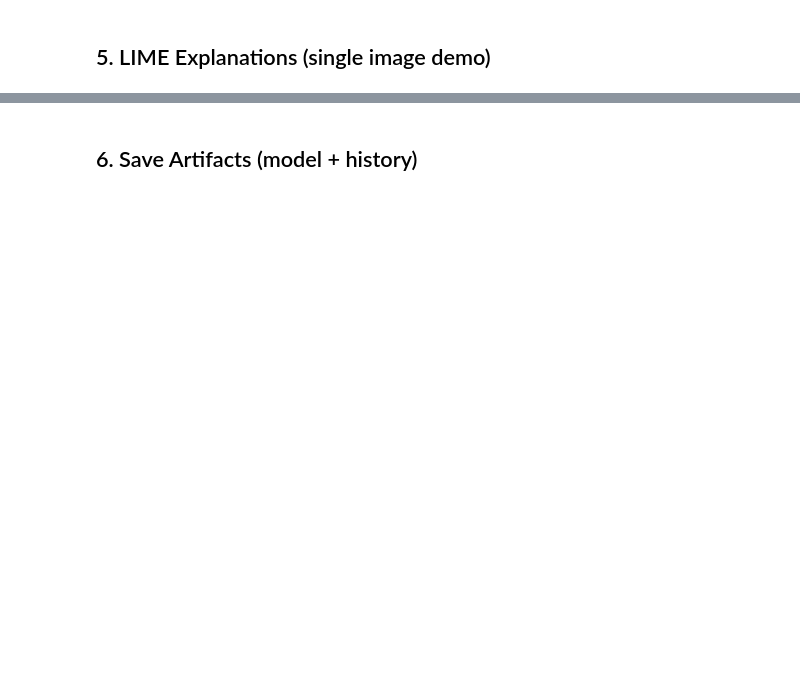
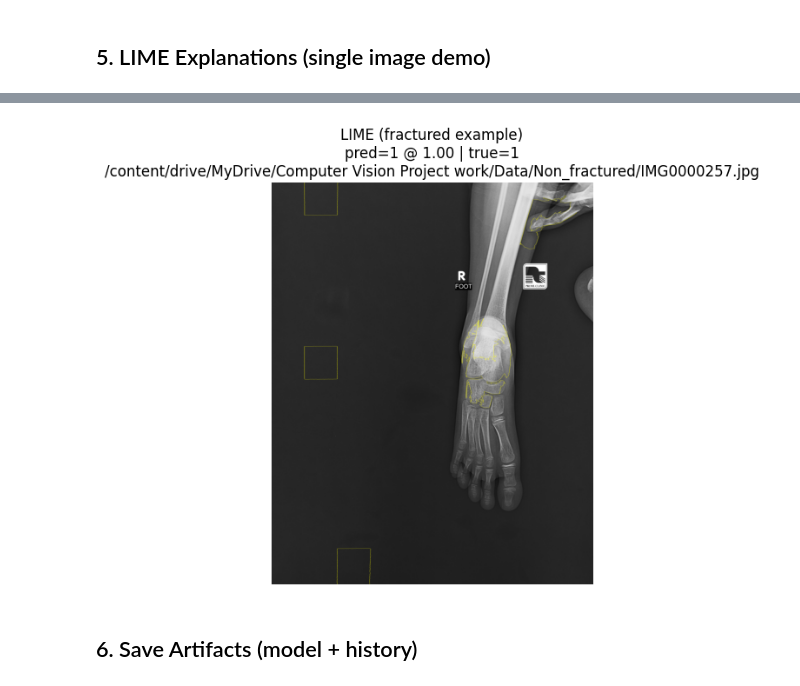
Before and after one commit to lohitsasanapuri/fx-ray, a Jupyter notebook: notebooks/Data_Analysis_refined.ipynb, the cells around one changed output, grey strips where cells are left out. Drawn from its saved outputs; the diff is of its cells as text; code cells hidden in the pictures; blank space fills up the shorter version.

```diff
--- a/notebooks/Data_Analysis_refined.ipynb
+++ b/notebooks/Data_Analysis_refined.ipynb
@@ -204,3 +308,72 @@ plt.show()
+# %%
+# ---- pick ONE fractured example from your val split ----
+from torch.utils.data import Subset
+from PIL import Image
+import numpy as np, matplotlib.pyplot as plt
+from lime import lime_image
+from skimage.segmentation import slic, mark_boundaries
+import torch
+from torchvision import transforms
+
+# helper to pick one by class from Subset(ImageFolder)
+def pick_one_by_label(val_subset: Subset, want_label: int = 1):
+    base = val_subset.dataset
+    samples = getattr(base, "samples", getattr(base, "imgs", None))
+    targets = getattr(base, "targets", None)
+    for idx in val_subset.indices:
+        if targets[idx] == want_label:
+            return samples[idx]  # (path, label)
+    raise ValueError(f"No sample with label={want_label} in val set.")
+
+img_path, true_label = pick_one_by_label(val_dataset, want_label=1)  # 1 = fractured
+raw = Image.open(img_path).convert("RGB")
+
+# ---- preprocess ONCE (reused) ----
+preprocess = transforms.Compose([
+    transforms.Resize((IMG_SIZE, IMG_SIZE)),
+    transforms.ToTensor(),
+    transforms.Normalize([0.485, 0.456, 0.406],[0.229, 0.224, 0.225])
+])
+
+# predict class for this one image
+model.eval()
+with torch.inference_mode():
+    preds = torch.softmax(model(preprocess(raw).unsqueeze(0).to(device)), dim=1)[0].cpu().numpy()
+pred_label = int(np.argmax(preds))
+pred_conf  = float(preds[pred_label])
+
+# ---- fast LIME settings ----
+explainer = lime_image.LimeImageExplainer(random_state=42)
+segments_fn = lambda x: slic(x, n_segments=120, compactness=10, sigma=1, start_label=1)
+
+def batch_predict(images):
+    # vectorized, GPU batched
+    batch = torch.stack([preprocess(Image.fromarray(i)) for i in images], dim=0).to(device)
+    with torch.inference_mode():
+        out = model(batch)
+        probs = torch.softmax(out, dim=1).detach().cpu().numpy()
+    return probs
+
+explanation = explainer.explain_instance(
+    np.array(raw),
+    batch_predict,
+    labels=(pred_label,),   # explain ONLY the predicted class
+    num_samples=300,        # ↓ from 1000 -> much faster
+    batch_size=64,          # let LIME batch your calls
+    segmentation_fn=segments_fn,
+    hide_color=0
+)
+
+temp, mask = explanation.get_image_and_mask(
+    label=pred_label, positive_only=True, num_features=6, hide_rest=False
+)
+
+plt.figure(figsize=(6,6))
+plt.imshow(mark_boundaries(temp/255.0, mask)); plt.axis("off")
+plt.title(f"LIME (fractured example)\npred={pred_label} @ {pred_conf:.2f} | true={true_label}\n{img_path}")
+plt.show()
+# %% [output]
+[figure, added]
 # %% [markdown]
 ## 6. Save Artifacts (model + history)
 # %%
```
Also changed, not shown: parts of 9 cells of this notebook.
